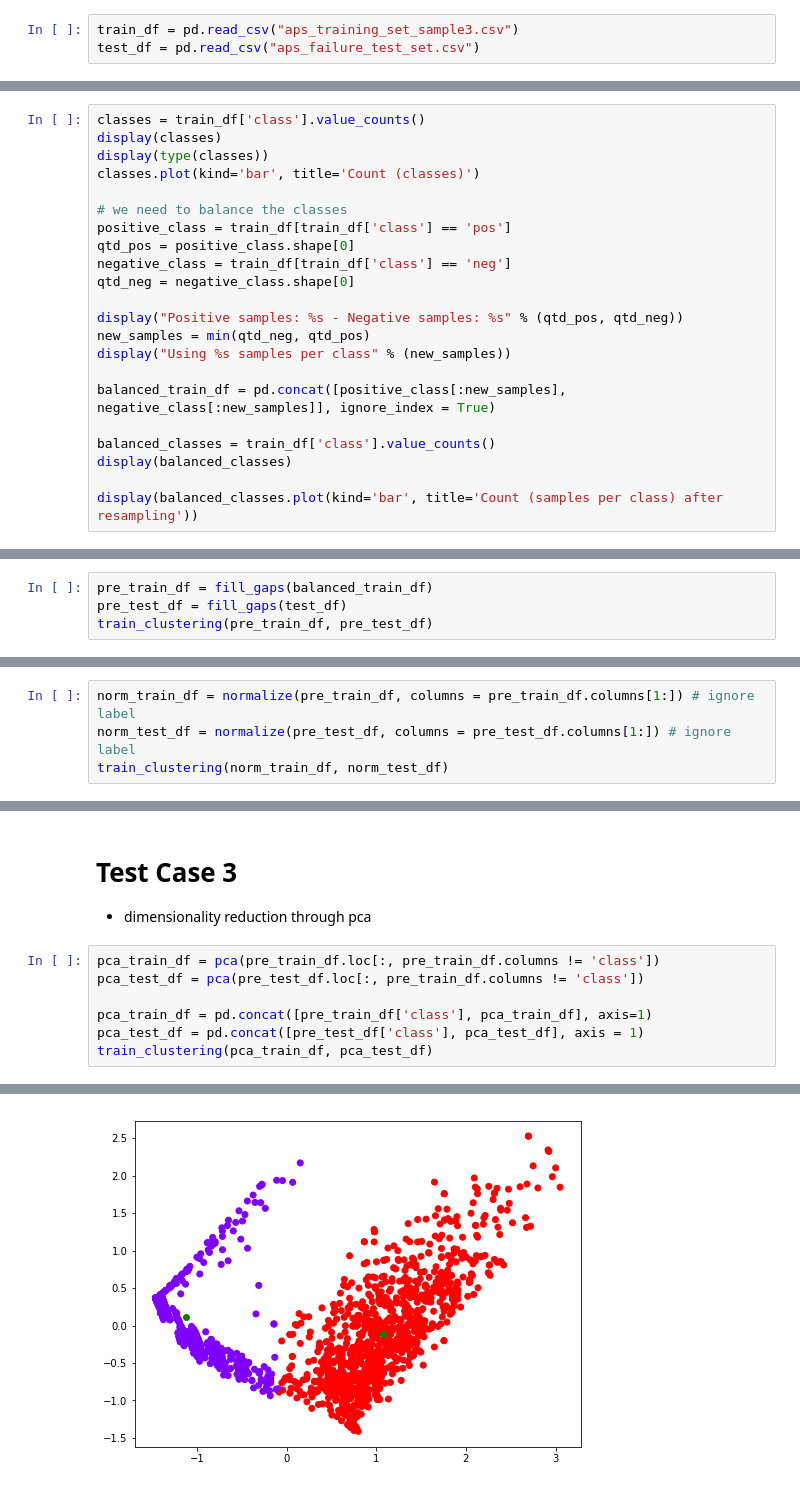
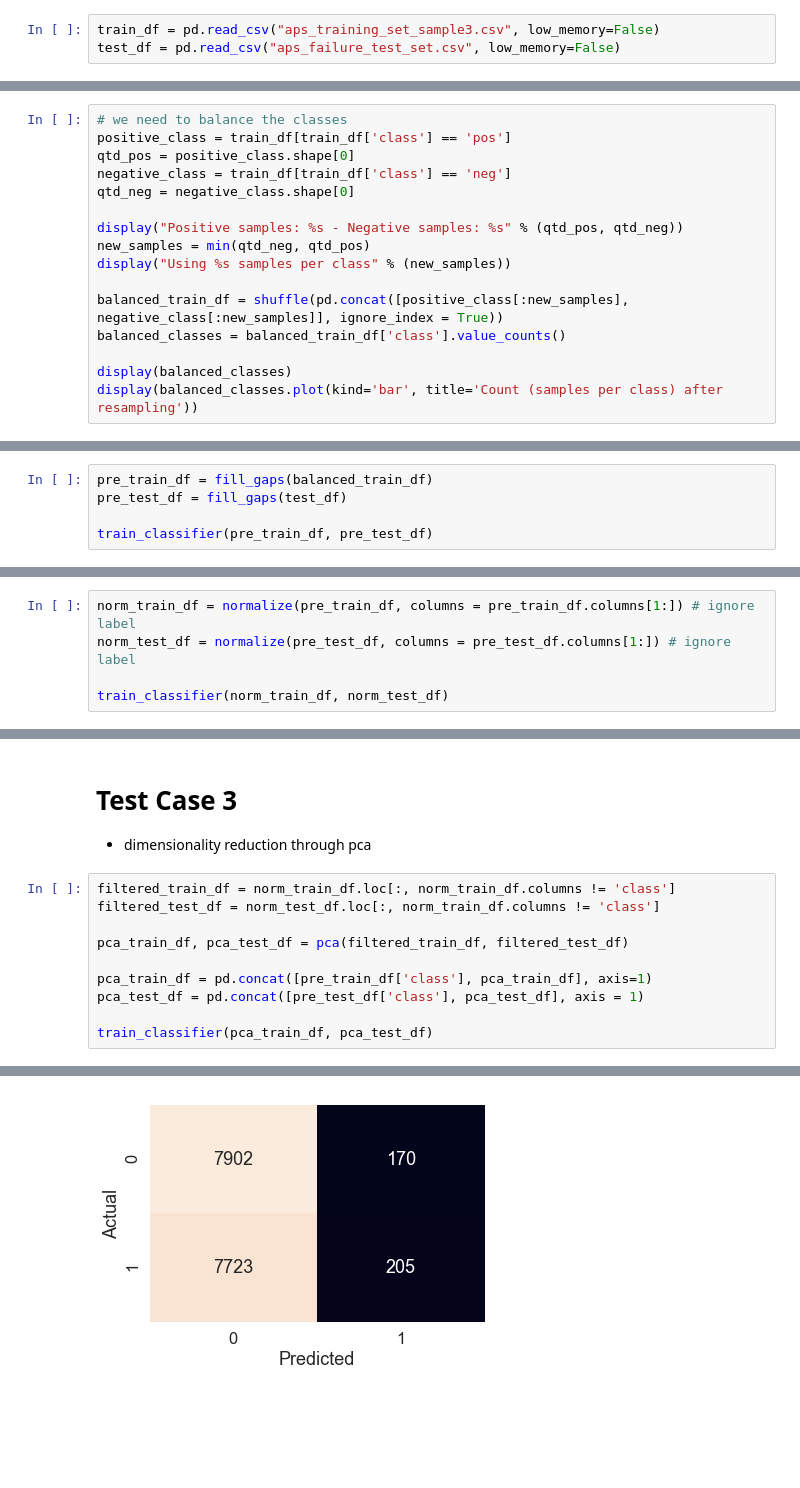
Before and after one commit to yukioichida/scania-aps-failure-analysis, a Jupyter notebook: assessment_cluster.ipynb, the cells around one changed output, grey strips where cells are left out. Saved outputs shown, nothing was run; the diff lists cells and outputs as text; blank space fills up the shorter version.

```diff
--- a/assessment_cluster.ipynb
+++ b/assessment_cluster.ipynb
@@ -81,5 +126,5 @@ def train_clustering(pre_train_df, pre_test_df):
 # %% [markdown]
 # Load the train and test datasets
 # %%
-train_df = pd.read_csv("aps_training_set_sample3.csv")
-test_df = pd.read_csv("aps_failure_test_set.csv")
+train_df = pd.read_csv("aps_training_set_sample3.csv", low_memory=False)
+test_df = pd.read_csv("aps_failure_test_set.csv", low_memory=False)
@@ -88,9 +147,4 @@ test_df = pd.read_csv("aps_failure_test_set.csv")
 # %%
-classes = train_df['class'].value_counts()
-display(classes)
-display(type(classes))
-classes.plot(kind='bar', title='Count (classes)')
-
 # we need to balance the classes
 positive_class = train_df[train_df['class'] == 'pos']
 qtd_pos = positive_class.shape[0]
@@ -101,10 +155,9 @@ display("Positive samples: %s - Negative samples: %s" % (qtd_pos, qtd_neg))
 new_samples = min(qtd_neg, qtd_pos)
 display("Using %s samples per class" % (new_samples))
 
-balanced_train_df = pd.concat([positive_class[:new_samples], negative_class[:new_samples]], ignore_index = True)
+balanced_train_df = shuffle(pd.concat([positive_class[:new_samples], negative_class[:new_samples]], ignore_index = True))
+balanced_classes = balanced_train_df['class'].value_counts()
 
-balanced_classes = train_df['class'].value_counts()
 display(balanced_classes)
-
 display(balanced_classes.plot(kind='bar', title='Count (samples per class) after resampling'))
 # %% [output]
@@ -126,5 +178,6 @@ Name: class, dtype: int64
 # %%
 pre_train_df = fill_gaps(balanced_train_df)
 pre_test_df = fill_gaps(test_df)
-train_clustering(pre_train_df, pre_test_df)
+
+train_classifier(pre_train_df, pre_test_df)
 # %% [output]
@@ -139,5 +202,6 @@ train_clustering(pre_train_df, pre_test_df)
 # %%
 norm_train_df = normalize(pre_train_df, columns = pre_train_df.columns[1:]) # ignore label
 norm_test_df = normalize(pre_test_df, columns = pre_test_df.columns[1:]) # ignore label
-train_clustering(norm_train_df, norm_test_df)
+
+train_classifier(norm_train_df, norm_test_df)
 # %% [output]
@@ -150,10 +223,13 @@ train_clustering(norm_train_df, norm_test_df)
 # Test Case 3
 - dimensionality reduction through pca
 # %%
-pca_train_df = pca(pre_train_df.loc[:, pre_train_df.columns != 'class'])
-pca_test_df = pca(pre_test_df.loc[:, pre_train_df.columns != 'class'])
+filtered_train_df = norm_train_df.loc[:, norm_train_df.columns != 'class']
+filtered_test_df = norm_test_df.loc[:, norm_train_df.columns != 'class']
+
+pca_train_df, pca_test_df = pca(filtered_train_df, filtered_test_df)
 
 pca_train_df = pd.concat([pre_train_df['class'], pca_train_df], axis=1)
 pca_test_df = pd.concat([pre_test_df['class'], pca_test_df], axis = 1)
-train_clustering(pca_train_df, pca_test_df)
+
+train_classifier(pca_train_df, pca_test_df)
 # %% [output]
@@ -163 +239 @@ train_clustering(pca_train_df, pca_test_df)
-[figure, old version]
+[figure, new version]
```
Also changed, not shown: parts of 20 cells of this notebook.
